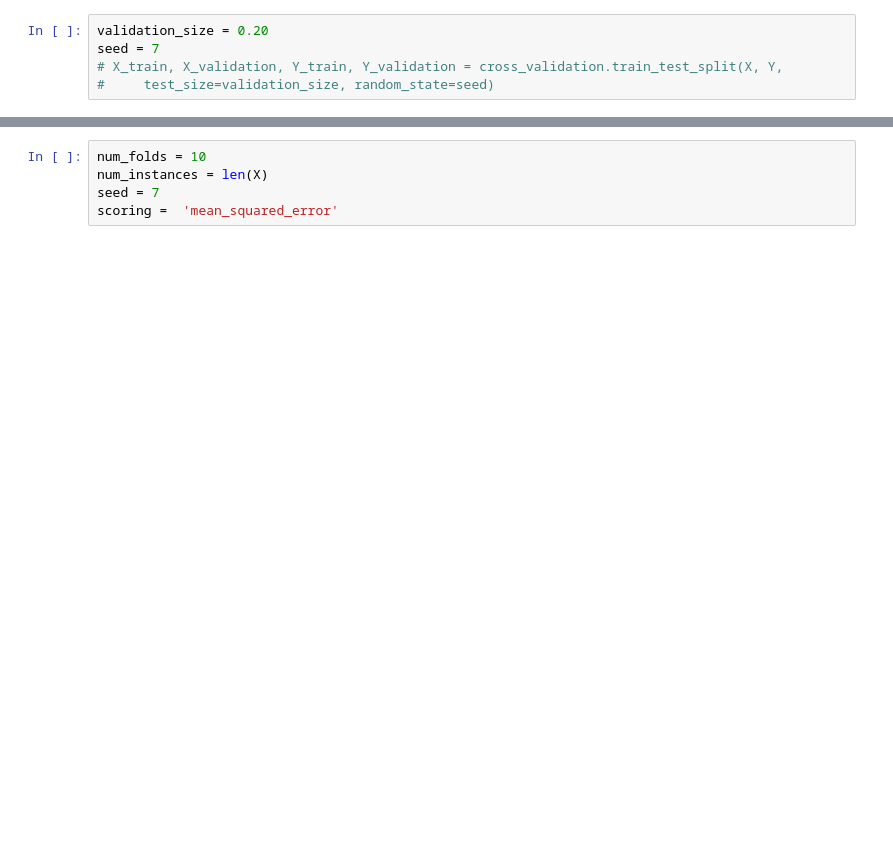
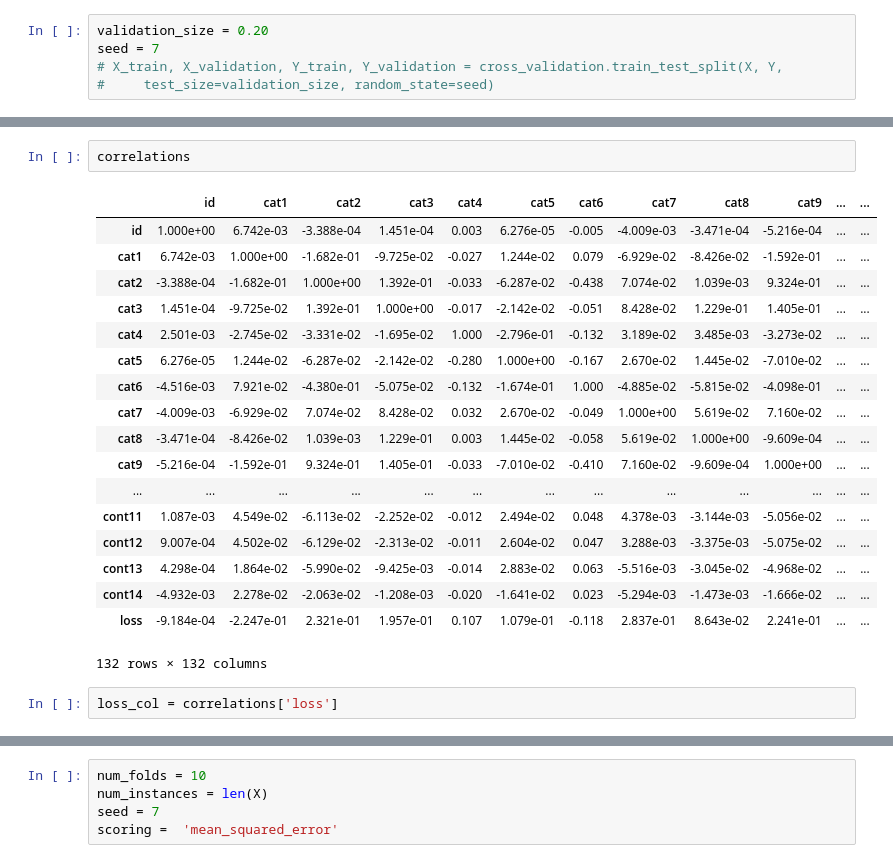
Before and after one commit to sethbunke/MachineLearningAlgorithmsFromScratch, a Jupyter notebook: allstate/Claims Severity.ipynb, the cells around one changed output, grey strips where cells are left out. Cells and saved outputs as stored; diff of their text form; blank space fills up the shorter version.

```diff
--- a/allstate/Claims Severity.ipynb
+++ b/allstate/Claims Severity.ipynb
@@ -124,0 +159,23 @@ seed = 7
+# %%
+correlations
+# %% [output]
+|  | id | cat1 | cat2 | cat3 | cat4 | cat5 | cat6 | cat7 | cat8 | cat9 | ... | ... |
+| id | 1.000e+00 | 6.742e-03 | -3.388e-04 | 1.451e-04 | 0.003 | 6.276e-05 | -0.005 | -4.009e-03 | -3.471e-04 | -5.216e-04 | ... | ... |
+| cat1 | 6.742e-03 | 1.000e+00 | -1.682e-01 | -9.725e-02 | -0.027 | 1.244e-02 | 0.079 | -6.929e-02 | -8.426e-02 | -1.592e-01 | ... | ... |
+| cat2 | -3.388e-04 | -1.682e-01 | 1.000e+00 | 1.392e-01 | -0.033 | -6.287e-02 | -0.438 | 7.074e-02 | 1.039e-03 | 9.324e-01 | ... | ... |
+| cat3 | 1.451e-04 | -9.725e-02 | 1.392e-01 | 1.000e+00 | -0.017 | -2.142e-02 | -0.051 | 8.428e-02 | 1.229e-01 | 1.405e-01 | ... | ... |
+| cat4 | 2.501e-03 | -2.745e-02 | -3.331e-02 | -1.695e-02 | 1.000 | -2.796e-01 | -0.132 | 3.189e-02 | 3.485e-03 | -3.273e-02 | ... | ... |
+| cat5 | 6.276e-05 | 1.244e-02 | -6.287e-02 | -2.142e-02 | -0.280 | 1.000e+00 | -0.167 | 2.670e-02 | 1.445e-02 | -7.010e-02 | ... | ... |
+| cat6 | -4.516e-03 | 7.921e-02 | -4.380e-01 | -5.075e-02 | -0.132 | -1.674e-01 | 1.000 | -4.885e-02 | -5.815e-02 | -4.098e-01 | ... | ... |
+| cat7 | -4.009e-03 | -6.929e-02 | 7.074e-02 | 8.428e-02 | 0.032 | 2.670e-02 | -0.049 | 1.000e+00 | 5.619e-02 | 7.160e-02 | ... | ... |
+| cat8 | -3.471e-04 | -8.426e-02 | 1.039e-03 | 1.229e-01 | 0.003 | 1.445e-02 | -0.058 | 5.619e-02 | 1.000e+00 | -9.609e-04 | ... | ... |
+| cat9 | -5.216e-04 | -1.592e-01 | 9.324e-01 | 1.405e-01 | -0.033 | -7.010e-02 | -0.410 | 7.160e-02 | -9.609e-04 | 1.000e+00 | ... | ... |
+| ... | ... | ... | ... | ... | ... | ... | ... | ... | ... | ... | ... | ... |
+| cont11 | 1.087e-03 | 4.549e-02 | -6.113e-02 | -2.252e-02 | -0.012 | 2.494e-02 | 0.048 | 4.378e-03 | -3.144e-03 | -5.056e-02 | ... | ... |
+| cont12 | 9.007e-04 | 4.502e-02 | -6.129e-02 | -2.313e-02 | -0.011 | 2.604e-02 | 0.047 | 3.288e-03 | -3.375e-03 | -5.075e-02 | ... | ... |
+| cont13 | 4.298e-04 | 1.864e-02 | -5.990e-02 | -9.425e-03 | -0.014 | 2.883e-02 | 0.063 | -5.516e-03 | -3.045e-02 | -4.968e-02 | ... | ... |
+| cont14 | -4.932e-03 | 2.278e-02 | -2.063e-02 | -1.208e-03 | -0.020 | -1.641e-02 | 0.023 | -5.294e-03 | -1.473e-03 | -1.666e-02 | ... | ... |
+| loss | -9.184e-04 | -2.247e-01 | 2.321e-01 | 1.957e-01 | 0.107 | 1.079e-01 | -0.118 | 2.837e-01 | 8.643e-02 | 2.241e-01 | ... | ... |
+132 rows × 132 columns
+# %%
+loss_col = correlations['loss']
```
Also changed, not shown: parts of 10 cells of this notebook, 1 other file.
